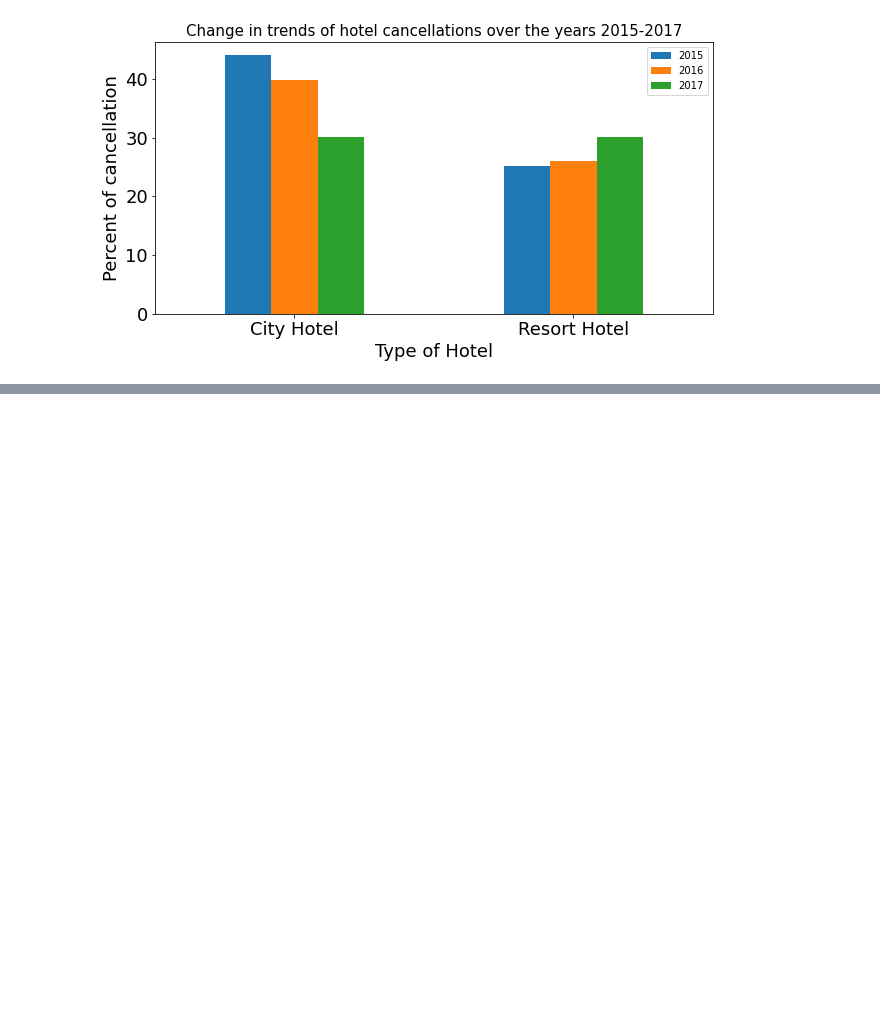
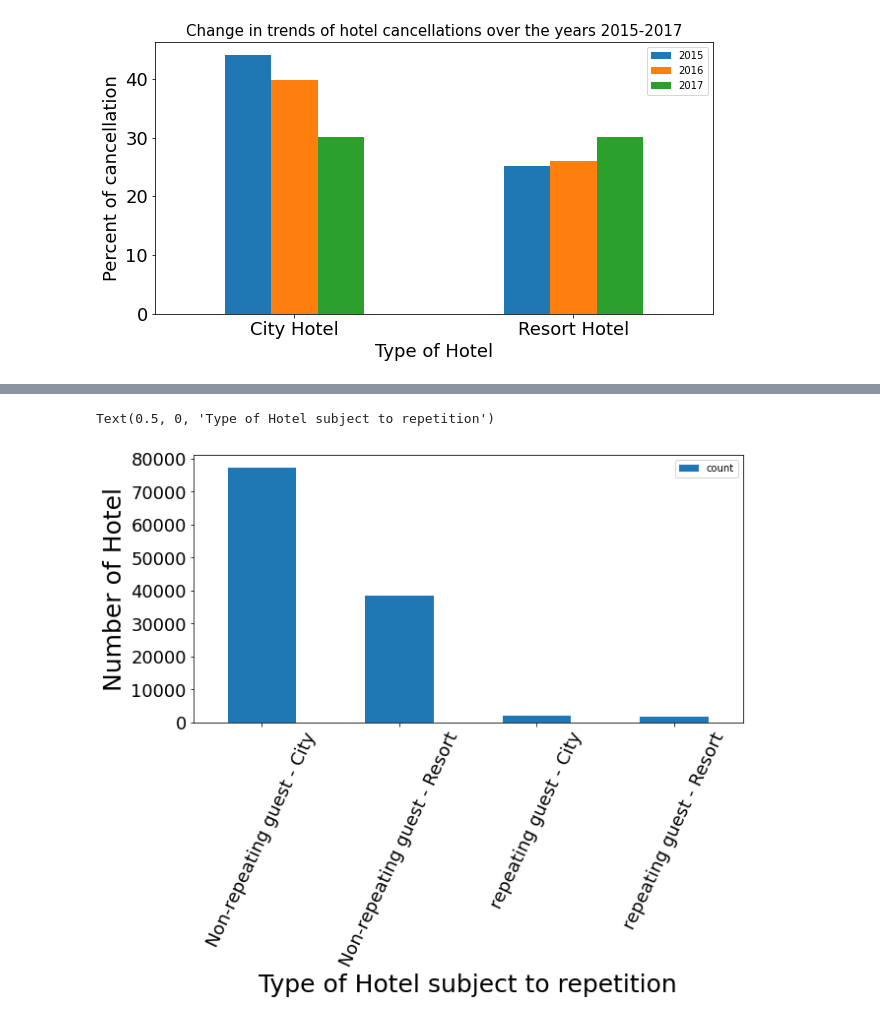
Before and after one commit to Mihirgupta2001/EDA-Capstone-Project-Hotel-Booking, a Jupyter notebook: EDA_Hotel_Booking_Analysis_Capstone_Project.ipynb, the cells around one changed output, grey strips where cells are left out. Saved outputs shown, nothing was run; the diff lists cells and outputs as text; code cells hidden in the pictures; blank space fills up the shorter version.

```diff
--- a/EDA_Hotel_Booking_Analysis_Capstone_Project.ipynb
+++ b/EDA_Hotel_Booking_Analysis_Capstone_Project.ipynb
@@ -202,0 +216,7 @@ plotting.set_xticklabels(['City Hotel','Resort Hotel'],rotation=0)
+# %%
+# Setting the relevant dataframe for the question
+relevant_df = df[['hotel','is_repeated_guest']].copy()
+# %%
+# Manipulating the data to get the neccesary distribution
+relevant_df1 = relevant_df.groupby(['is_repeated_guest','hotel']).agg({'hotel':'count'},as_index = False).rename(columns = {'hotel':'count'})
+relevant_df1
@@ -202,0 +230,9 @@ plotting.set_xticklabels(['City Hotel','Resort Hotel'],rotation=0)
+# %%
+# Visual Representation of the obtained data
+plot1 = relevant_df1.plot.bar(figsize = (10,5),fontsize = 18)
+plot1.set_xticklabels(['Non-repeating guest - City','Non-repeating guest - Resort','repeating guest - City','repeating guest - Resort'],rotation=65)
+plot1.set_ylabel('Number of Hotel', fontsize = 25)
+plot1.set_xlabel('Type of Hotel subject to repetition', fontsize = 25)
+# %% [output]
+Text(0.5, 0, 'Type of Hotel subject to repetition')
+[figure, added]
```
Also changed, not shown: parts of 9 cells of this notebook.
